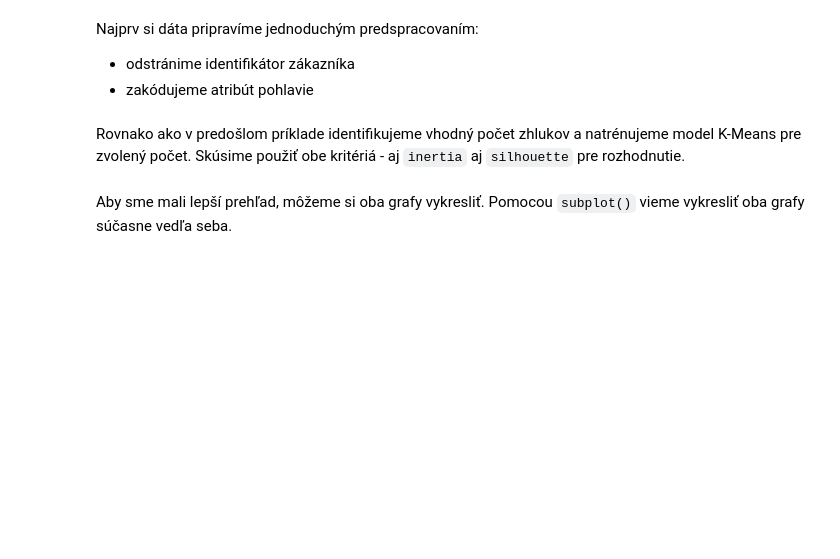
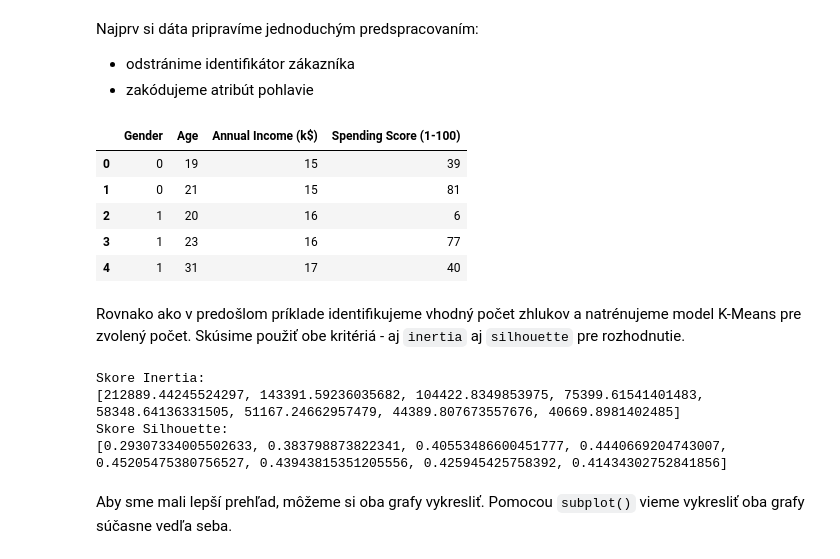
Before and after one commit to sarny/WDA-Kosice, a Jupyter notebook: 14/notebooks/clustering2.ipynb, the cells around one changed output. Drawn from its saved outputs; the diff is of its cells as text; code cells hidden in the pictures; blank space fills up the shorter version.

```diff
--- a/14/notebooks/clustering2.ipynb
+++ b/14/notebooks/clustering2.ipynb
@@ -26,3 +31,15 @@ Najprv si dáta pripravíme jednoduchým predspracovaním:
+# %%
+# YOUR CODE HERE
+data = data.drop("CustomerID", axis=1)
+data["Gender"] = data["Gender"].map({"Male": 0, "Female":1})
+data.head()
+# %% [output]
+|  | Gender | Age | Annual Income (k$) | Spending Score (1-100) |
+| 0 | 0 | 19 | 15 | 39 |
+| 1 | 0 | 21 | 15 | 81 |
+| 2 | 1 | 20 | 16 | 6 |
+| 3 | 1 | 23 | 16 | 77 |
+| 4 | 1 | 31 | 17 | 40 |
 # %% [markdown]
 Rovnako ako v predošlom príklade identifikujeme vhodný počet zhlukov a natrénujeme model K-Means pre zvolený počet. Skúsime použiť obe kritériá  - aj `inertia` aj `silhouette` pre rozhodnutie.
 # %%
@@ -45,6 +62,11 @@ print("Skore Inertia:")
 print(results_inertia)
 print("Skore Silhouette:")
 print(results_silhouette)
+# %% [output]
+Skore Inertia:
+[212889.44245524297, 143391.59236035682, 104422.8349853975, 75399.61541401483, 58348.64136331505, 51167.24662957479, 44389.807673557676, 40669.8981402485]
+Skore Silhouette:
+[0.29307334005502633, 0.383798873822341, 0.40553486600451777, 0.4440669204743007, 0.45205475380756527, 0.43943815351205556, 0.425945425758392, 0.41434302752841856]
 # %% [markdown]
 Aby sme mali lepší prehľad, môžeme si oba grafy vykresliť. Pomocou `subplot()` vieme vykresliť oba grafy súčasne vedľa seba.
 # %%
```
Also changed, not shown: parts of 9 cells of this notebook, 7 other files.
